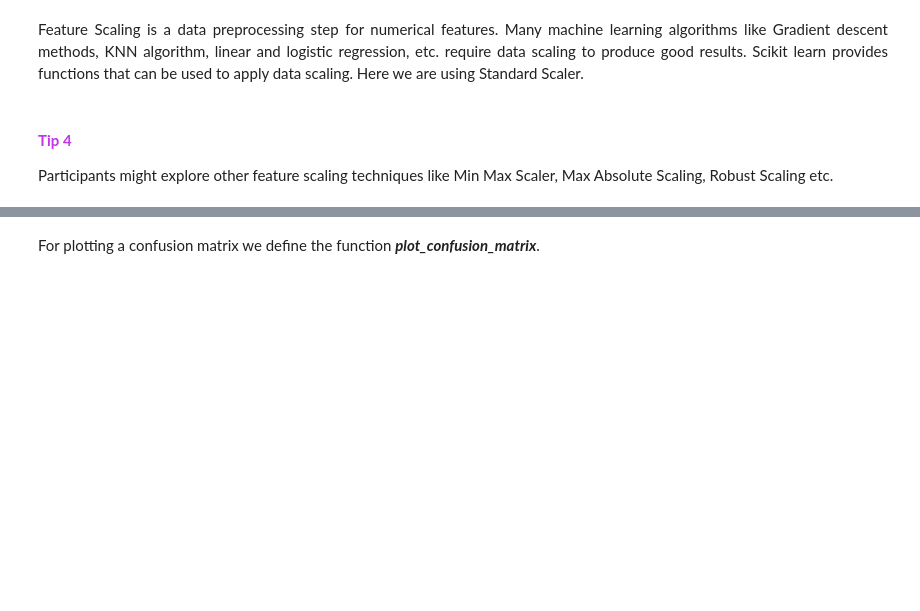
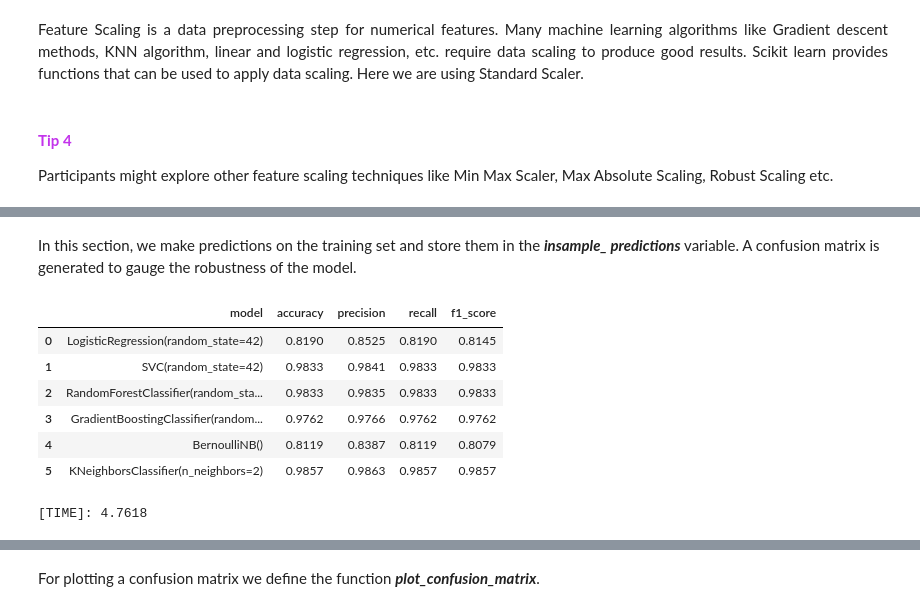
Before and after one commit to marcellinus-witarsah/2023-ey-open-science-data-challenge, a Jupyter notebook: notebooks/vv-vh/20230302-vv-vh-bbox-1x1-median-1-year-interval.ipynb, the cells around one changed output, grey strips where cells are left out. Saved outputs shown, nothing was run; the diff lists cells and outputs as text; code cells hidden in the pictures; blank space fills up the shorter version.

```diff
--- a/notebooks/vv-vh/20230302-vv-vh-bbox-1x1-median-1-year-interval.ipynb
+++ b/notebooks/vv-vh/20230302-vv-vh-bbox-1x1-median-1-year-interval.ipynb
@@ -224,3 +228,0 @@ X_test = sc.transform(X_test)
-# %%
-model = LogisticRegression(solver='lbfgs')
-model.fit(X_train,y_train)
@@ -239,0 +255,48 @@ insample_predictions = model.predict(X_train)
+# %% [markdown]
+In this section, we make predictions on the training set and store them in the <b><i>insample_ predictions</i></b> variable. A confusion matrix is generated to gauge the robustness of the model.
+# %%
+def cv_comparison(models, X, y, cv):
+    # Initiate a DataFrame for the averages and a list for all measures
+    cv_accuracies = pd.DataFrame({
+        "model": [],
+        "accuracy": [],
+        "precision": [],
+        "recall": [],
+        "f1_score": [],
+    })
+
+    for model in models:
+        accuracy = cross_val_score(model, X, y, scoring='accuracy', cv=cv)
+        mean_accuracy = round(accuracy.mean(), 4)
+
+        recall = cross_val_score(model, X, y, scoring='recall_weighted', cv=cv)
+        mean_recall = round(recall.mean(), 4)
+
+        precision = cross_val_score(model, X, y, scoring='precision_weighted', cv=cv)
+        mean_precision = round(precision.mean(), 4)
+
+        f1_score = cross_val_score(model, X, y, scoring='f1_weighted', cv=cv)
+        mean_f1_score = round(f1_score.mean(), 4)
+
+        cv_accuracies.loc[len(cv_accuracies.index)] = [
+            str(model),
+            mean_accuracy,
+            mean_precision,
+            mean_recall,
+            mean_f1_score,
+        ]
+    return cv_accuracies
+# %%
+start = time.time()
+df_cv = cv_comparison(models, X_train, y_train, 5)
+display(df_cv)
+print("[TIME]: %.4f" % (time.time()-start))
+# %% [output]
+|  | model | accuracy | precision | recall | f1_score |
+| 0 | LogisticRegression(random_state=42) | 0.8190 | 0.8525 | 0.8190 | 0.8145 |
+| 1 | SVC(random_state=42) | 0.9833 | 0.9841 | 0.9833 | 0.9833 |
+| 2 | RandomForestClassifier(random_sta... | 0.9833 | 0.9835 | 0.9833 | 0.9833 |
+| 3 | GradientBoostingClassifier(random... | 0.9762 | 0.9766 | 0.9762 | 0.9762 |
+| 4 | BernoulliNB() | 0.8119 | 0.8387 | 0.8119 | 0.8079 |
+| 5 | KNeighborsClassifier(n_neighbors=2) | 0.9857 | 0.9863 | 0.9857 | 0.9857 |
+[TIME]: 4.7618
```
Also changed, not shown: parts of 35 cells of this notebook, 3 other files.
